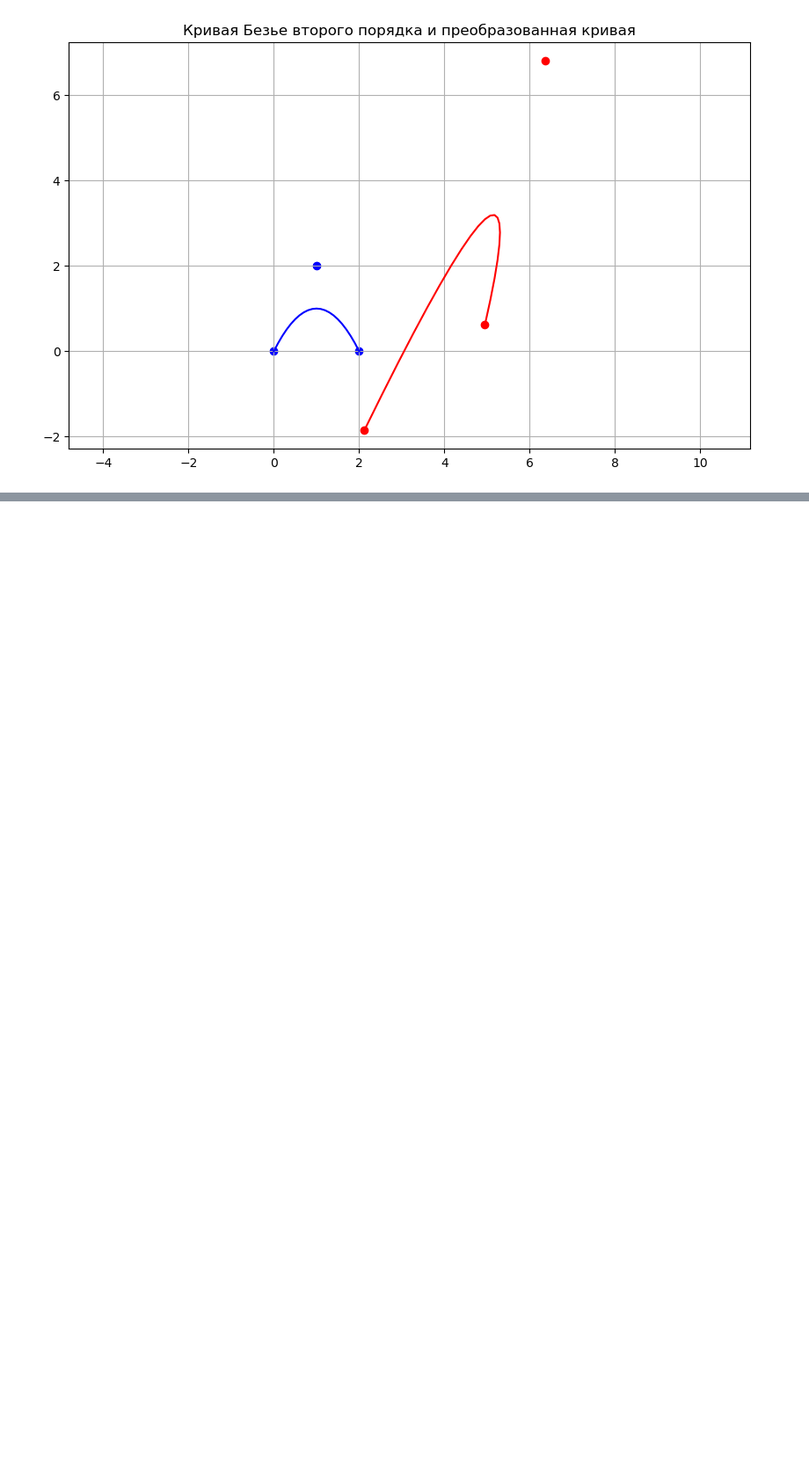
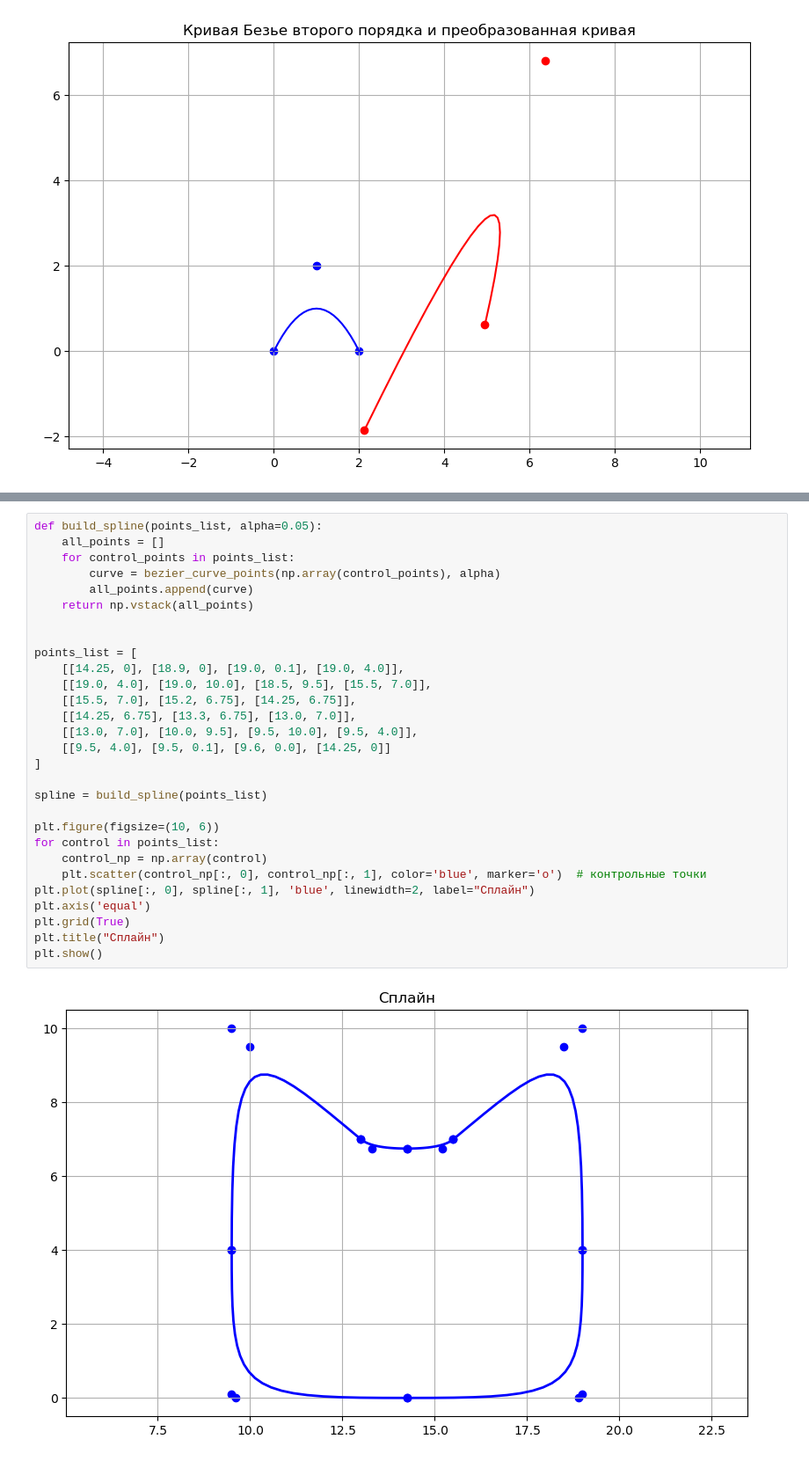
Before and after one commit to fish-from-SanDiego/geom-labs, a Jupyter notebook: lab3.2.ipynb, the cells around one changed output, grey strips where cells are left out. Shown at 88% size. Cells and saved outputs as stored; diff of their text form; blank space fills up the shorter version.

```diff
--- a/lab3.2.ipynb
+++ b/lab3.2.ipynb
@@ -114,0 +115,31 @@ for i, point in enumerate(points_list):
+# %%
+def build_spline(points_list, alpha=0.05):
+    all_points = []
+    for control_points in points_list:
+        curve = bezier_curve_points(np.array(control_points), alpha)
+        all_points.append(curve)
+    return np.vstack(all_points)
+
+
+points_list = [
+    [[14.25, 0], [18.9, 0], [19.0, 0.1], [19.0, 4.0]],
+    [[19.0, 4.0], [19.0, 10.0], [18.5, 9.5], [15.5, 7.0]],
+    [[15.5, 7.0], [15.2, 6.75], [14.25, 6.75]],
+    [[14.25, 6.75], [13.3, 6.75], [13.0, 7.0]],
+    [[13.0, 7.0], [10.0, 9.5], [9.5, 10.0], [9.5, 4.0]],
+    [[9.5, 4.0], [9.5, 0.1], [9.6, 0.0], [14.25, 0]]
+]
+
+spline = build_spline(points_list)
+
+plt.figure(figsize=(10, 6))
+for control in points_list:
+    control_np = np.array(control)
+    plt.scatter(control_np[:, 0], control_np[:, 1], color='blue', marker='o')  # контрольные точки
+plt.plot(spline[:, 0], spline[:, 1], 'blue', linewidth=2, label="Сплайн")
+plt.axis('equal')
+plt.grid(True)
+plt.title("Сплайн")
+plt.show()
+# %% [output]
+[figure, added]
```
Also changed, not shown: parts of 1 cell of this notebook.
